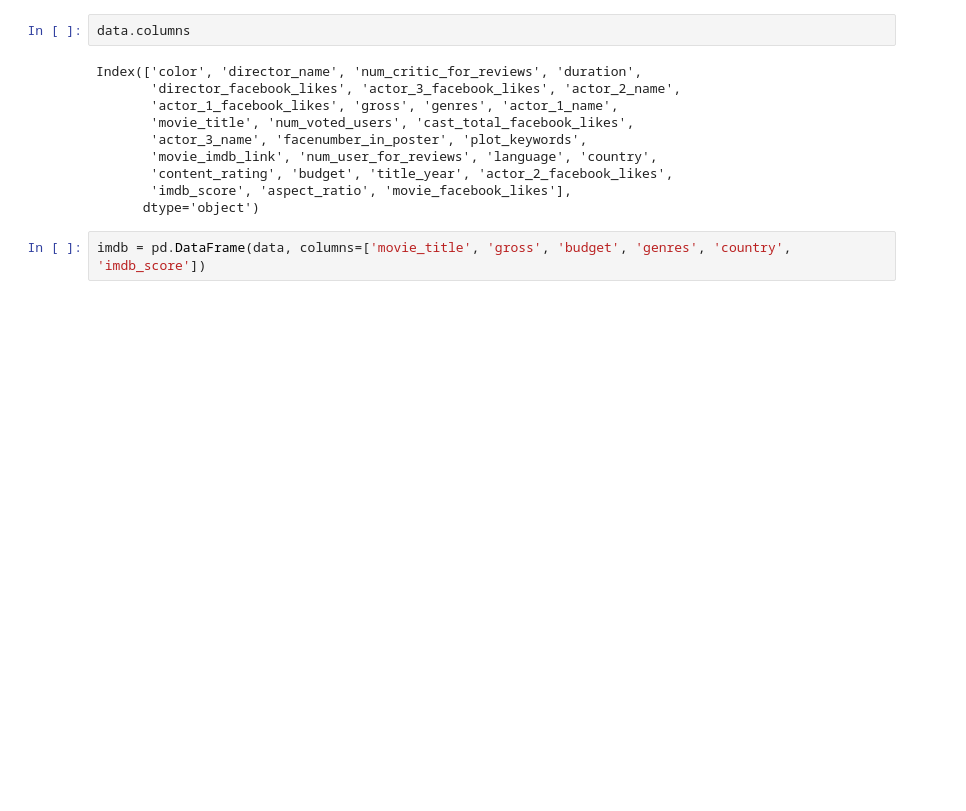
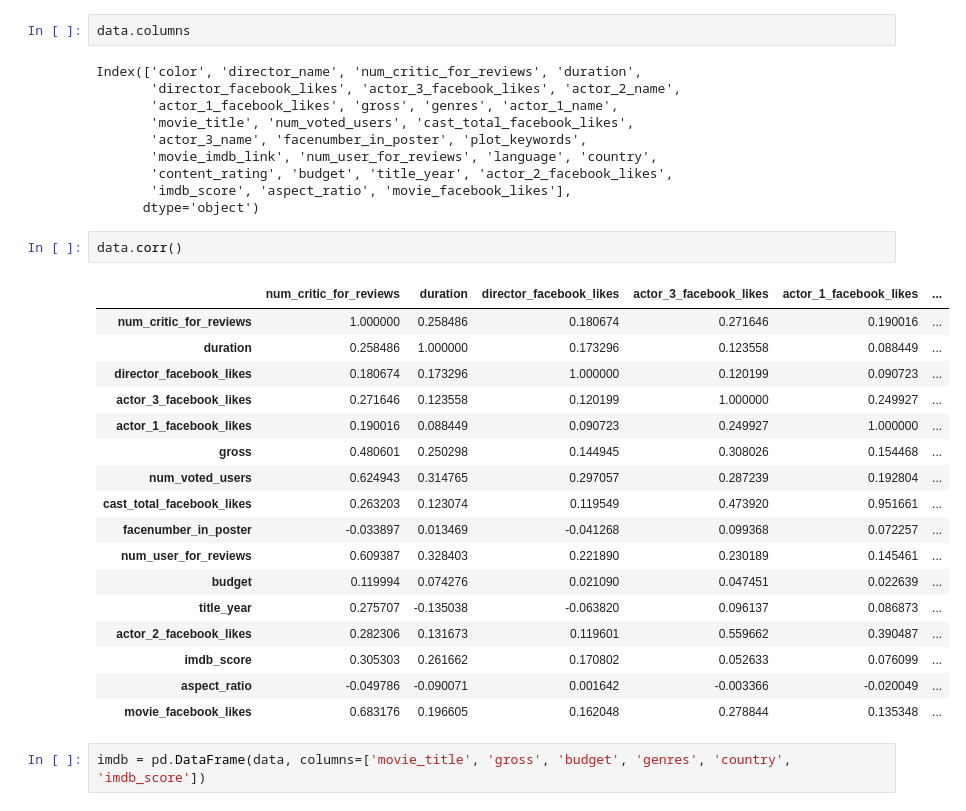
Before and after one commit to annulet/matstat, a Jupyter notebook: project.ipynb, the cells around one changed output. Saved outputs shown, nothing was run; the diff lists cells and outputs as text; blank space fills up the shorter version.

```diff
--- a/project.ipynb
+++ b/project.ipynb
@@ -44,6 +46,26 @@ Index(['color', 'director_name', 'num_critic_for_reviews', 'duration',
        'content_rating', 'budget', 'title_year', 'actor_2_facebook_likes',
        'imdb_score', 'aspect_ratio', 'movie_facebook_likes'],
       dtype='object')
+# %%
+data.corr()
+# %% [output]
+|  | num_critic_for_reviews | duration | director_facebook_likes | actor_3_facebook_likes | actor_1_facebook_likes | ... |
+| num_critic_for_reviews | 1.000000 | 0.258486 | 0.180674 | 0.271646 | 0.190016 | ... |
+| duration | 0.258486 | 1.000000 | 0.173296 | 0.123558 | 0.088449 | ... |
+| director_facebook_likes | 0.180674 | 0.173296 | 1.000000 | 0.120199 | 0.090723 | ... |
+| actor_3_facebook_likes | 0.271646 | 0.123558 | 0.120199 | 1.000000 | 0.249927 | ... |
+| actor_1_facebook_likes | 0.190016 | 0.088449 | 0.090723 | 0.249927 | 1.000000 | ... |
+| gross | 0.480601 | 0.250298 | 0.144945 | 0.308026 | 0.154468 | ... |
+| num_voted_users | 0.624943 | 0.314765 | 0.297057 | 0.287239 | 0.192804 | ... |
+| cast_total_facebook_likes | 0.263203 | 0.123074 | 0.119549 | 0.473920 | 0.951661 | ... |
+| facenumber_in_poster | -0.033897 | 0.013469 | -0.041268 | 0.099368 | 0.072257 | ... |
+| num_user_for_reviews | 0.609387 | 0.328403 | 0.221890 | 0.230189 | 0.145461 | ... |
+| budget | 0.119994 | 0.074276 | 0.021090 | 0.047451 | 0.022639 | ... |
+| title_year | 0.275707 | -0.135038 | -0.063820 | 0.096137 | 0.086873 | ... |
+| actor_2_facebook_likes | 0.282306 | 0.131673 | 0.119601 | 0.559662 | 0.390487 | ... |
+| imdb_score | 0.305303 | 0.261662 | 0.170802 | 0.052633 | 0.076099 | ... |
+| aspect_ratio | -0.049786 | -0.090071 | 0.001642 | -0.003366 | -0.020049 | ... |
+| movie_facebook_likes | 0.683176 | 0.196605 | 0.162048 | 0.278844 | 0.135348 | ... |
 # %%
 imdb = pd.DataFrame(data, columns=['movie_title', 'gross', 'budget', 'genres', 'country', 'imdb_score'])
 # %%
```
Also changed, not shown: parts of 36 cells of this notebook.
